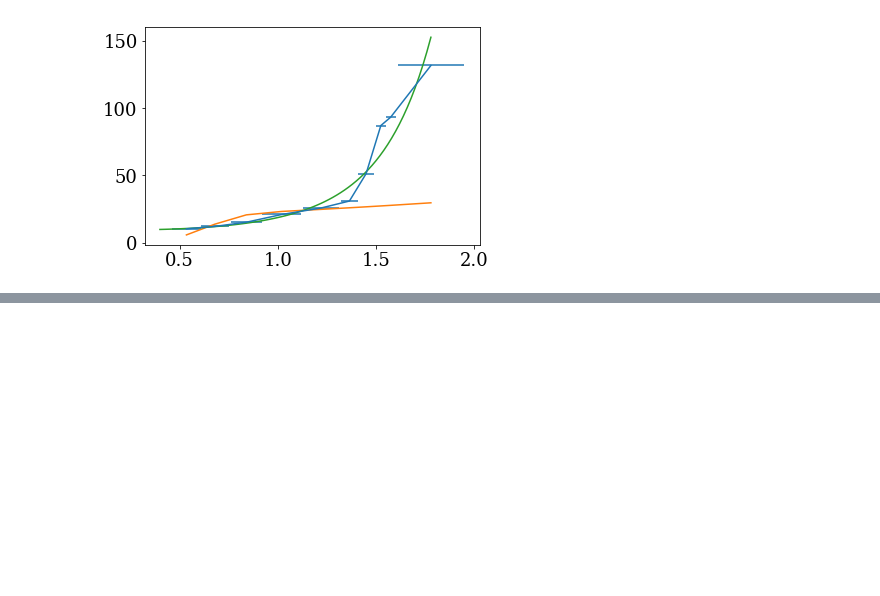
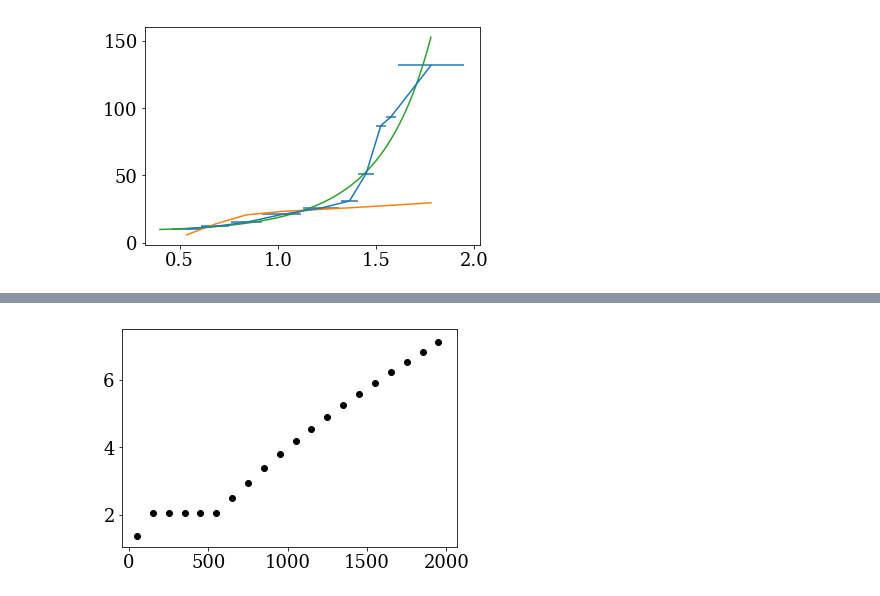
Before and after one commit to jradavenport/stall-down, a Jupyter notebook: code/explore.ipynb, the cells around one changed output, grey strips where cells are left out. Saved outputs shown, nothing was run; the diff lists cells and outputs as text; code cells hidden in the pictures; blank space fills up the shorter version.

```diff
--- a/code/explore.ipynb
+++ b/code/explore.ipynb
@@ -68,0 +80,22 @@ for k in range(len(ages)):
+# %%
+def newspin(BV, age, Ro0 = 0.2, Ro1 = 0.5):
+    '''
+    let's imagine a break in the spin-down that occurs over a Rossby window
+    i.e. spin-down works before and after as expected, and the star is stuck during the window
+
+    This is kind of nonsense, since I define the Rossby number to continue declining, but it
+    might draw the right kind of picture...
+    '''
+
+    Ro = eqns.Angus2015(BV, age) / eqns.Wright2011_tau(BV)
+
+    Prot = np.piecewise(BV, [(Ro < Ro0), (Ro >= Ro0) & (Ro < Ro1), (Ro >= Ro1)],
+                        [lambda x: eqns.Angus2015(x, age),
+                         lambda x: Ro0 * eqns.Wright2011_tau(x),
+                         lambda x: eqns.Angus2015(x, age) - (Ro1 - Ro0) * eqns.Wright2011_tau(x)])
+    return Prot
+# %%
+for k in range(len(ages)):
+    plt.scatter(ages[k], newspin(.5, ages[k]), c='k')
+# %% [output]
+[figure, added]
```
Also changed, not shown: parts of 5 cells of this notebook.
